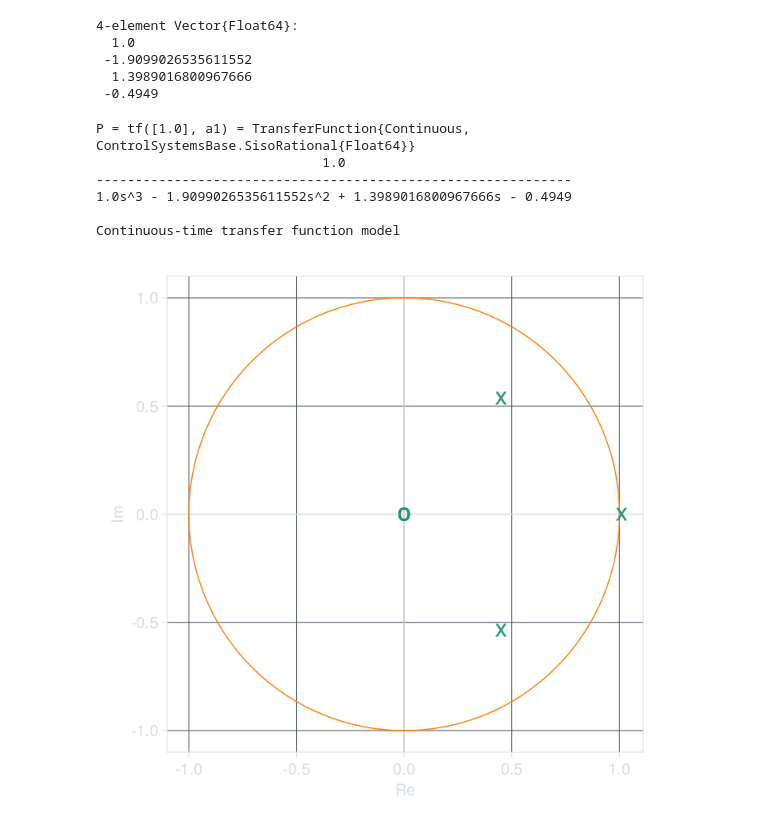
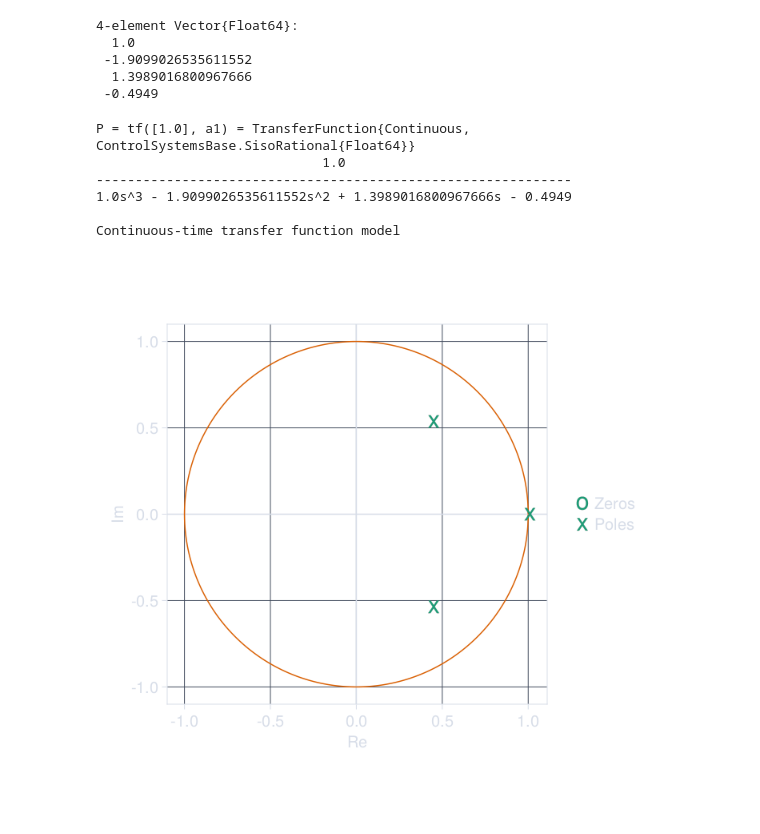
Before and after one commit to simonabj/Studies, a Jupyter notebook: IN5340/Project5/code.ipynb, the cells around one changed output. Saved outputs shown, nothing was run; the diff lists cells and outputs as text; code cells hidden in the pictures.

```diff
--- a/IN5340/Project5/code.ipynb
+++ b/IN5340/Project5/code.ipynb
@@ -76,31 +86,35 @@ a1 = vec(Real.(ARdata["a1"]))
 # %%
 @show P = tf([1.0], a1)
 
+function ucircle!(ax::Axis; color=cscheme[1], zero_splines=true)
+    if zero_splines
+        vlines!(ax, 0, color=fg)
+        hlines!(ax, 0, color=fg)
+    end
+    unit_circle = exp.(1im*(0:0.01:2π))
+    lines!(ax, real(unit_circle), imag(unit_circle), color=cscheme[2])
+end
+
 function zplane!(ax::Axis, sys::LTISystem; color=cscheme[1])
+    z = tzeros(sys)
     p = poles(sys)
-    z = tzeros(sys)
-    z = [0+0im, 0im, 0im]
-    vlines!(ax, 0, color=fg)
-    hlines!(ax, 0, color=fg)
-    unit_circle = exp.(1im*(0:0.01:2π))
-    lines!(ax, real(unit_circle), imag(unit_circle), color=tab10[2])
-    if !isempty(p)
+    return [
+        scatter!(ax, real(z), imag(z), marker='o', color=color, markersize=30),
         scatter!(ax, real(p), imag(p), marker='x', color=color, markersize=30)
-    end
-    if !isempty(z)
-        scatter!(ax, real(z), imag(z), marker='o', color=color, markersize=30)
-    end
+    ]
 end
 
 F = Figure(backgroundcolor=bg, resolution=(700,700))
 ax = Axis(F[1,1], aspect=AxisAspect(1), xlabel="Re", ylabel="Im")
-zplane!(ax, P)
+ucircle!(ax)
+sc_z, sc_p = zplane!(ax, P)
+Legend(F[1,2], [sc_z, sc_p], ["Zeros", "Poles"])
 F
 # %% [output]
 P = tf([1.0], a1) = TransferFunction{Continuous, ControlSystemsBase.SisoRational{Float64}}
                              1.0
 -------------------------------------------------------------
 1.0s^3 - 1.9099026535611552s^2 + 1.3989016800967666s - 0.4949
 
 Continuous-time transfer function model
-[figure, old version]
+[figure, new version]
```
Also changed, not shown: parts of 9 cells of this notebook, 2 other files.
